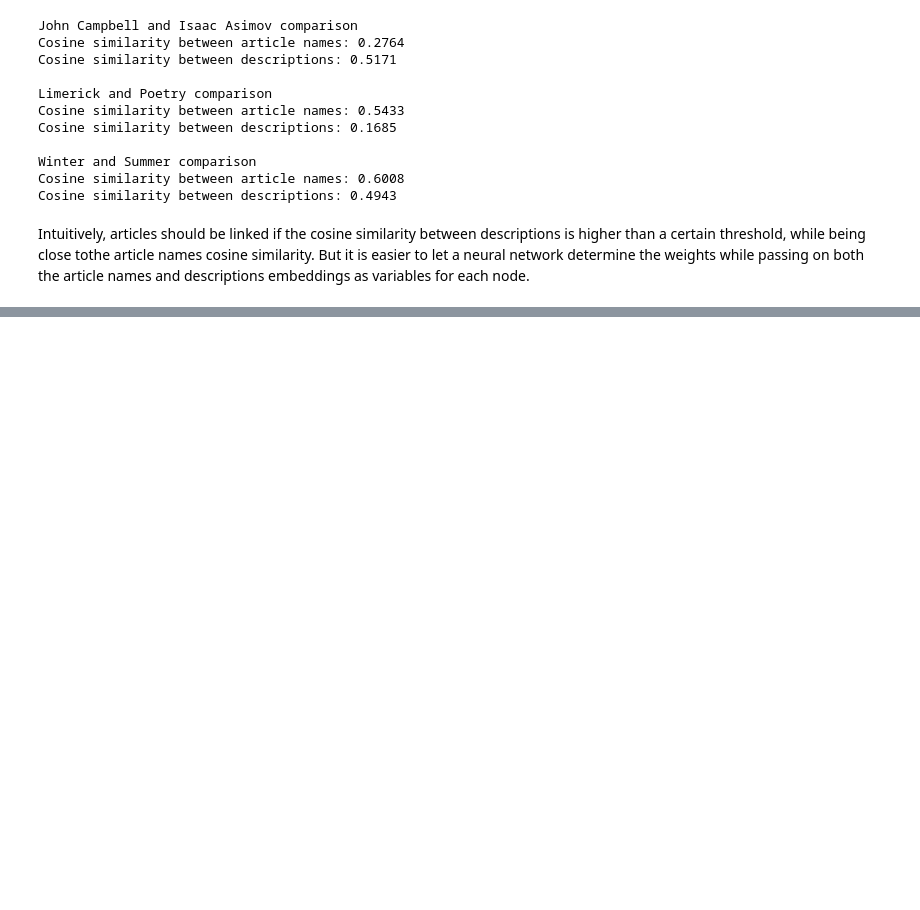
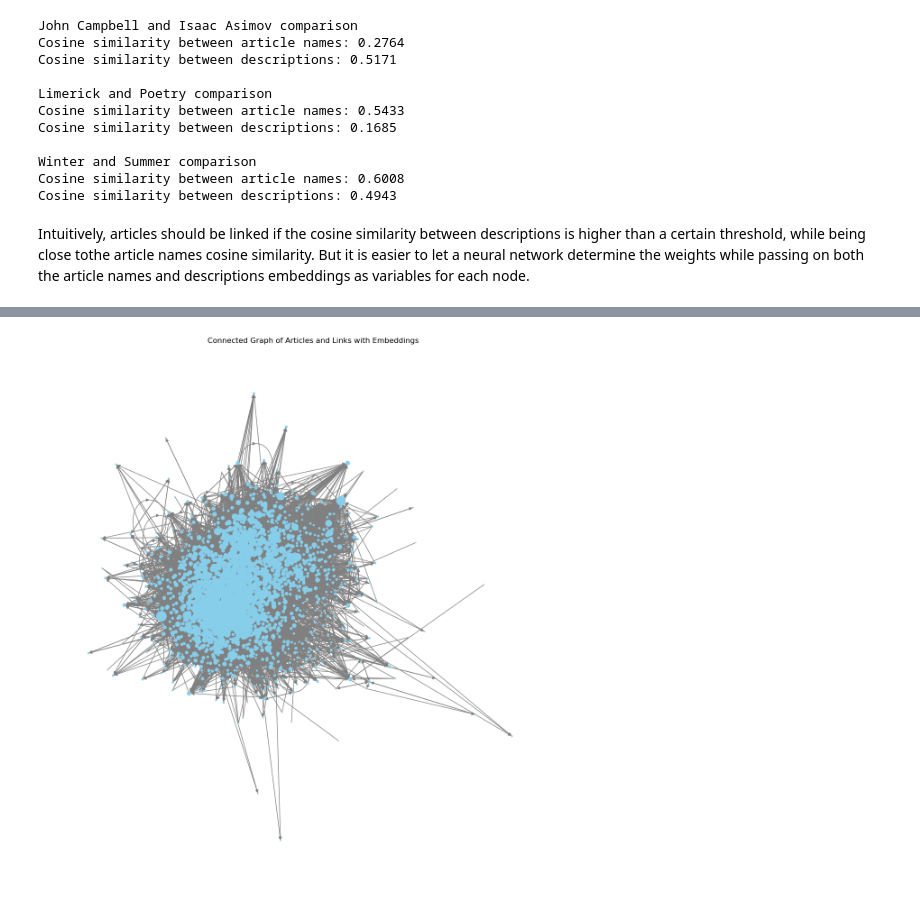
Before and after one commit to angelpras/epfl_ADA_project, a Jupyter notebook: results.ipynb, the cells around one changed output, grey strips where cells are left out. Saved outputs shown, nothing was run; the diff lists cells and outputs as text; code cells hidden in the pictures; blank space fills up the shorter version.

```diff
--- a/results.ipynb
+++ b/results.ipynb
@@ -86,3 +90,7 @@ Cosine similarity between article names: 0.6008
 Cosine similarity between descriptions: 0.4943
 # %% [markdown]
 Intuitively, articles should be linked if the cosine similarity between descriptions is higher than a certain threshold, while being close tothe article names cosine similarity. But it is easier to let a neural network determine the weights while passing on both the article names and descriptions embeddings as variables for each node.
+# %%
+embedded_articles=articles_to_embeddings(articles_path, model)
+# %%
+df_links = preprocessing_links(data_path)
@@ -88,0 +106,6 @@ Intuitively, articles should be linked if the cosine similarity between descript
+# %%
+G=create_graph(embedded_articles, df_links)
+# %%
+visualization(G)
+# %% [output]
+[figure, added]
```
Also changed, not shown: parts of 3 cells of this notebook, 9 other files.
